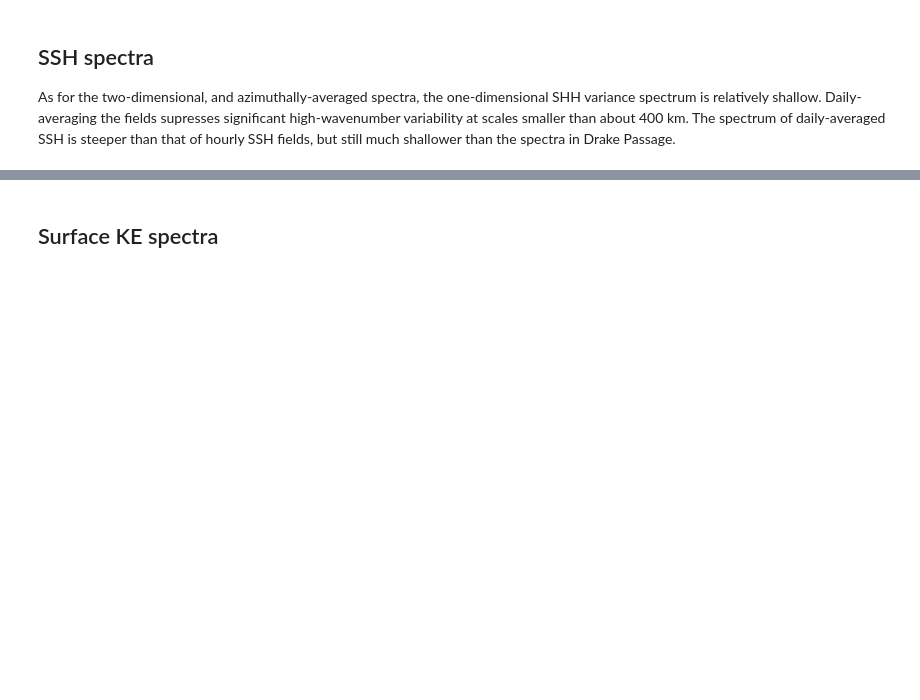
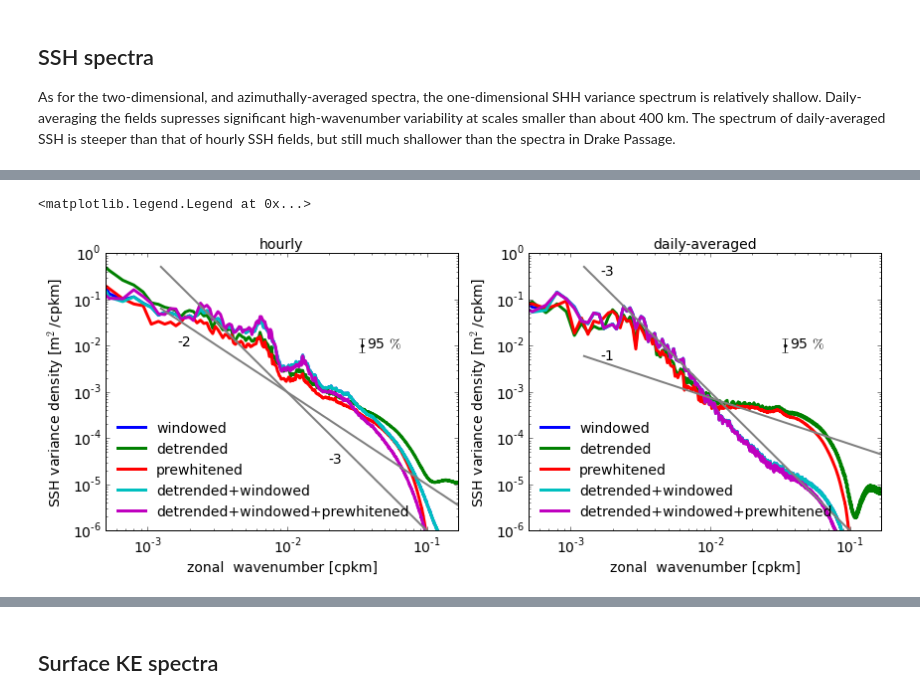
Before and after one commit to cesar-rocha/TropicalPacific, a Jupyter notebook: llc/4320/spectra/TropicalPacificSpectra_Summary.ipynb, the cells around one changed output, grey strips where cells are left out. Cells and saved outputs as stored; diff of their text form; code cells hidden in the pictures; blank space fills up the shorter version.

Commit message:
Adds tests of sensitivity to detrending, prewhitening, etc

```diff
--- a/llc/4320/spectra/TropicalPacificSpectra_Summary.ipynb
+++ b/llc/4320/spectra/TropicalPacificSpectra_Summary.ipynb
@@ -246,0 +281,53 @@ plt.legend()
+# %%
+ssh_spec_lats_d = np.load('eta_wavenumber_lats_detrend.npz')
+ssh_spec_lats_p = np.load('eta_wavenumber_lats_prewhiten.npz')
+ssh_spec_lats_dw= np.load('eta_wavenumber_lats_detrend_window.npz')
+ssh_spec_lats_dwp = np.load('eta_wavenumber_lats_detrend_window_prewhiten.npz')
+# %%
+plt.figure(figsize=(14,5))
+
+plt.subplot(121)
+plt.loglog(ssh_spec_lats['k'],ssh_spec_lats['Eeta'][::1,:].mean(axis=0),
+           linewidth=3., label='windowed')
+plt.loglog(ssh_spec_lats_d['k'],ssh_spec_lats_d['Eeta'][::1,:].mean(axis=0),
+           linewidth=3., label='detrended')
+plt.loglog(ssh_spec_lats_p['k'],ssh_spec_lats_p['Eeta'][::1,:].mean(axis=0),
+           linewidth=3., label='prewhitened')
+plt.loglog(ssh_spec_lats_dw['k'],ssh_spec_lats_dw['Eeta'][::1,:].mean(axis=0),
+           linewidth=3., label='detrended+windowed')
+plt.loglog(ssh_spec_lats_dwp['k'],ssh_spec_lats_dwp['Eeta'][::2,:].mean(axis=0),
+           linewidth=3., label='detrended+windowed+prewhitened')
+
+plt.title('hourly')
+set_spec_axis(dir='zonal ')
+plt_spec_error(y=0.01,sn=25)
+plt_spec_slopes(power=-3,scaling=1.e-9,text='-3',ytext=3.e-5,xtext=1./50)
+plt_spec_slopes(power=-2,scaling=1.e-7,text='-2',ytext=1.e-2)
+
+
+plt.ylim(1.e-6,1.)
+plt.legend(loc=3)
+
+plt.subplot(122)
+plt.loglog(ssh_spec_lats['k'],ssh_spec_lats['Eetad'][::2,:].mean(axis=0),
+           linewidth=3., label='windowed')
+plt.loglog(ssh_spec_lats_d['k'],ssh_spec_lats_d['Eetad'][::2,:].mean(axis=0),
+           linewidth=3., label='detrended')
+plt.loglog(ssh_spec_lats_p['k'],ssh_spec_lats_p['Eetad'][::2,:].mean(axis=0),
+           linewidth=3., label='prewhitened')
+plt.loglog(ssh_spec_lats_dw['k'],ssh_spec_lats_dw['Eetad'][::2,:].mean(axis=0),
+           linewidth=3., label='detrended+windowed')
+plt.loglog(ssh_spec_lats_dwp['k'],ssh_spec_lats_dwp['Eetad'][::2,:].mean(axis=0),
+           linewidth=3., label='detrended+windowed+prewhitened')
+
+plt.title('daily-averaged')
+set_spec_axis(dir='zonal ')
+plt_spec_error(y=0.01,sn=25)
+plt_spec_slopes(power=-3,scaling=1.e-9,text='-3')
+plt_spec_slopes(power=-1,scaling=.75e-5,text='-1',ytext=5.e-3)
+
+plt.ylim(1.e-6,1.)
+plt.legend(loc=3)
+# %% [output]
+<matplotlib.legend.Legend at 0x...>
+[figure, added]
```
Also changed, not shown: parts of 8 cells of this notebook.
